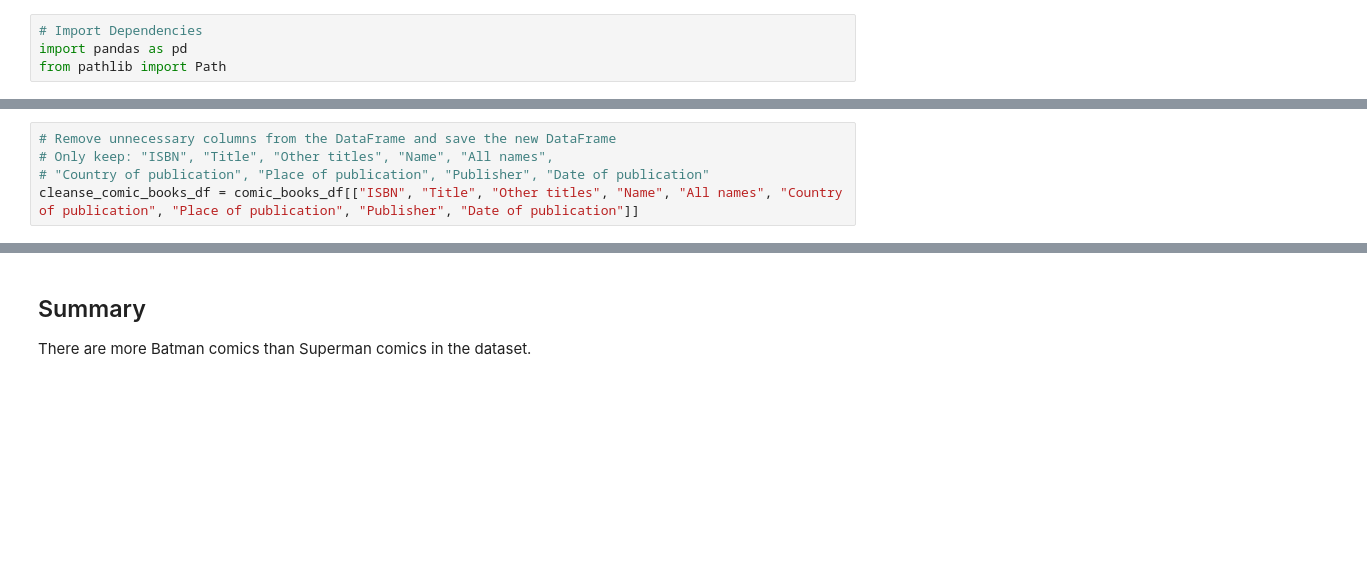
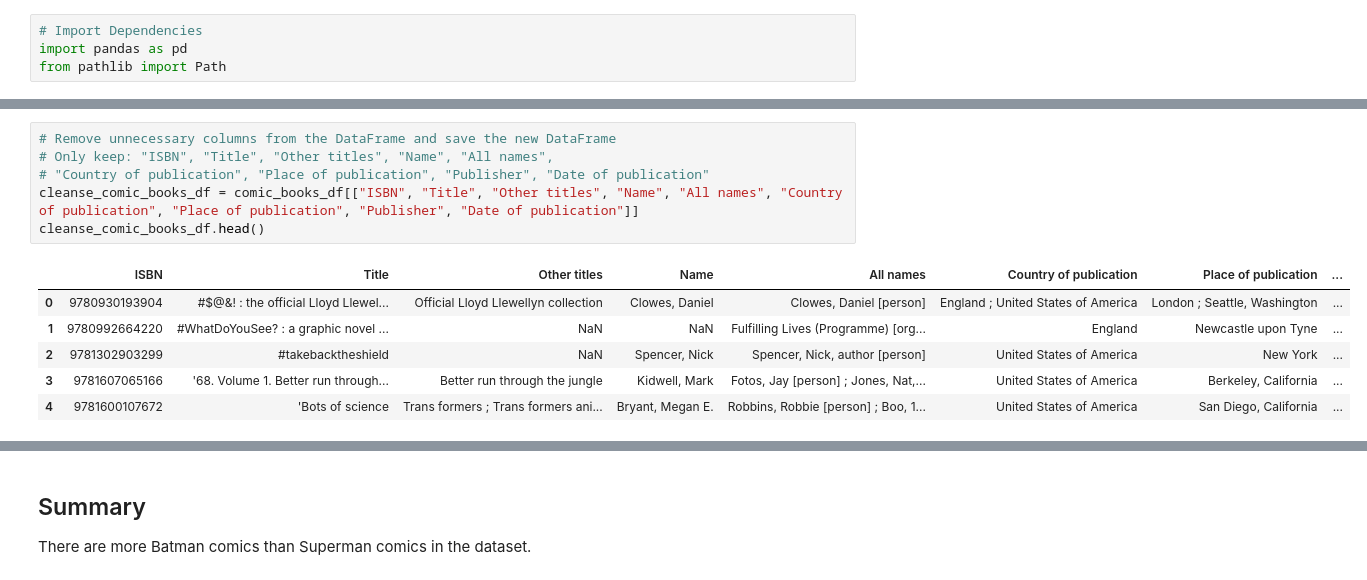
Before and after one commit to juanlavieri/ai-bootcamp-week-4, a Jupyter notebook: M4_Class_1_Activities/08-Stu_Comic_Books_CSV/Unsolved/comic_books.ipynb, the cells around one changed output, grey strips where cells are left out. Saved outputs shown, nothing was run; the diff lists cells and outputs as text; blank space fills up the shorter version.

```diff
--- a/M4_Class_1_Activities/08-Stu_Comic_Books_CSV/Unsolved/comic_books.ipynb
+++ b/M4_Class_1_Activities/08-Stu_Comic_Books_CSV/Unsolved/comic_books.ipynb
@@ -8,8 +17,16 @@ comic_books_df = pd.read_csv(Path('../Resources/comic_books_expanded.csv'))
 # %%
 # Remove unnecessary columns from the DataFrame and save the new DataFrame
 # Only keep: "ISBN", "Title", "Other titles", "Name", "All names",
 # "Country of publication", "Place of publication", "Publisher", "Date of publication"
 cleanse_comic_books_df = comic_books_df[["ISBN", "Title", "Other titles", "Name", "All names", "Country of publication", "Place of publication", "Publisher", "Date of publication"]]
+cleanse_comic_books_df.head()
+# %% [output]
+|  | ISBN | Title | Other titles | Name | All names | Country of publication | Place of publication | ... |
+| 0 | 9780930193904 | #$@&! : the official Lloyd Llewel... | Official Lloyd Llewellyn collection | Clowes, Daniel | Clowes, Daniel [person] | England ; United States of America | London ; Seattle, Washington | ... |
+| 1 | 9780992664220 | #WhatDoYouSee? : a graphic novel ... | NaN | NaN | Fulfilling Lives (Programme) [org... | England | Newcastle upon Tyne | ... |
+| 2 | 9781302903299 | #takebacktheshield | NaN | Spencer, Nick | Spencer, Nick, author [person] | United States of America | New York | ... |
+| 3 | 9781607065166 | '68. Volume 1. Better run through... | Better run through the jungle | Kidwell, Mark | Fotos, Jay [person] ; Jones, Nat,... | United States of America | Berkeley, California | ... |
+| 4 | 9781600107672 | 'Bots of science | Trans formers ; Trans formers ani... | Bryant, Megan E. | Robbins, Robbie [person] ; Boo, 1... | United States of America | San Diego, California | ... |
 # %%
 # Rename the “Name” column to “Author”, rename the “Date of publication” column to “Publication Year”, and then apply title case styling where appropriate in the remaining columns.
 cleanse_comic_books_df = cleanse_comic_books_df.rename(columns={"Name": "Author", "Date of publication": "Publication Year"})
```
Also changed, not shown: parts of 5 cells of this notebook.
